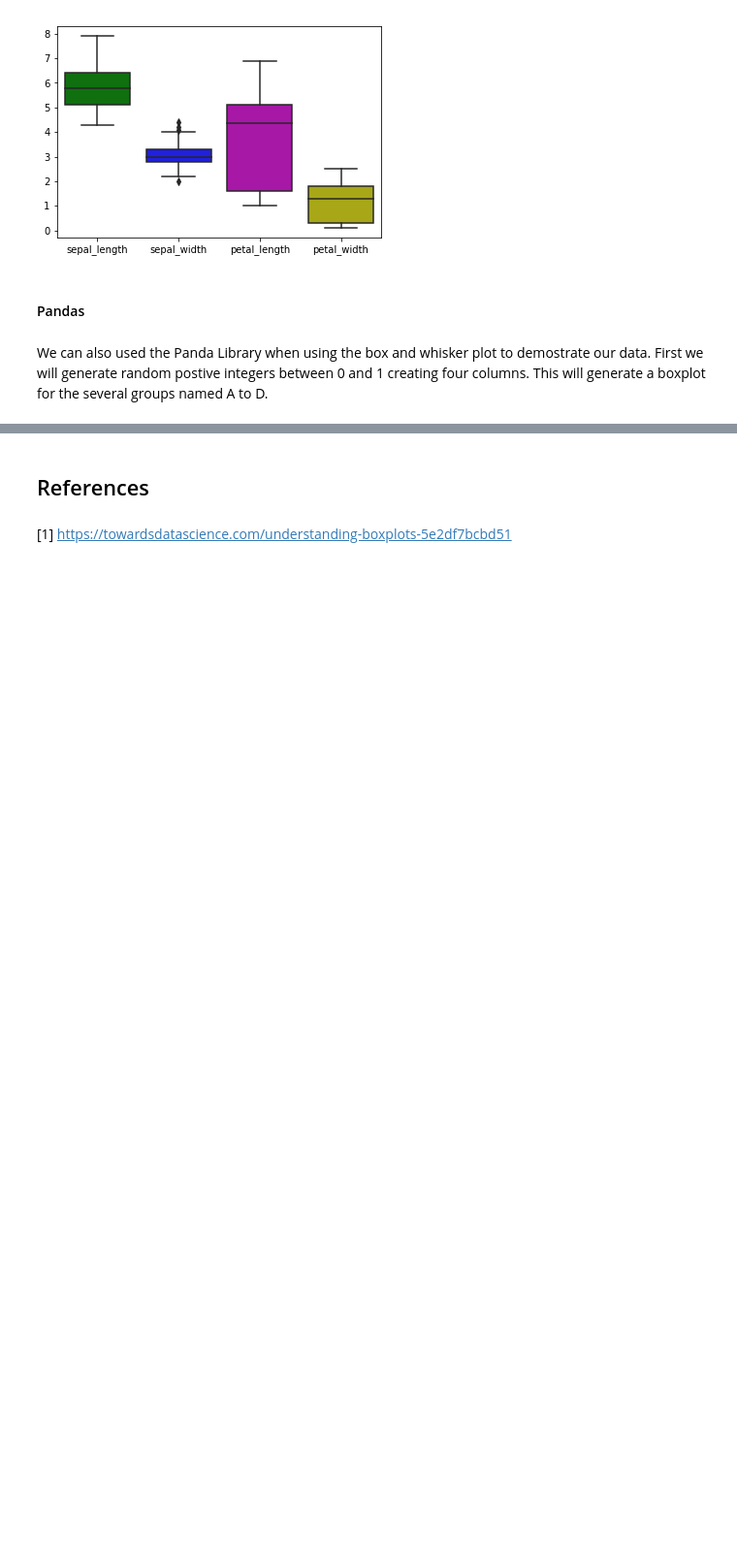
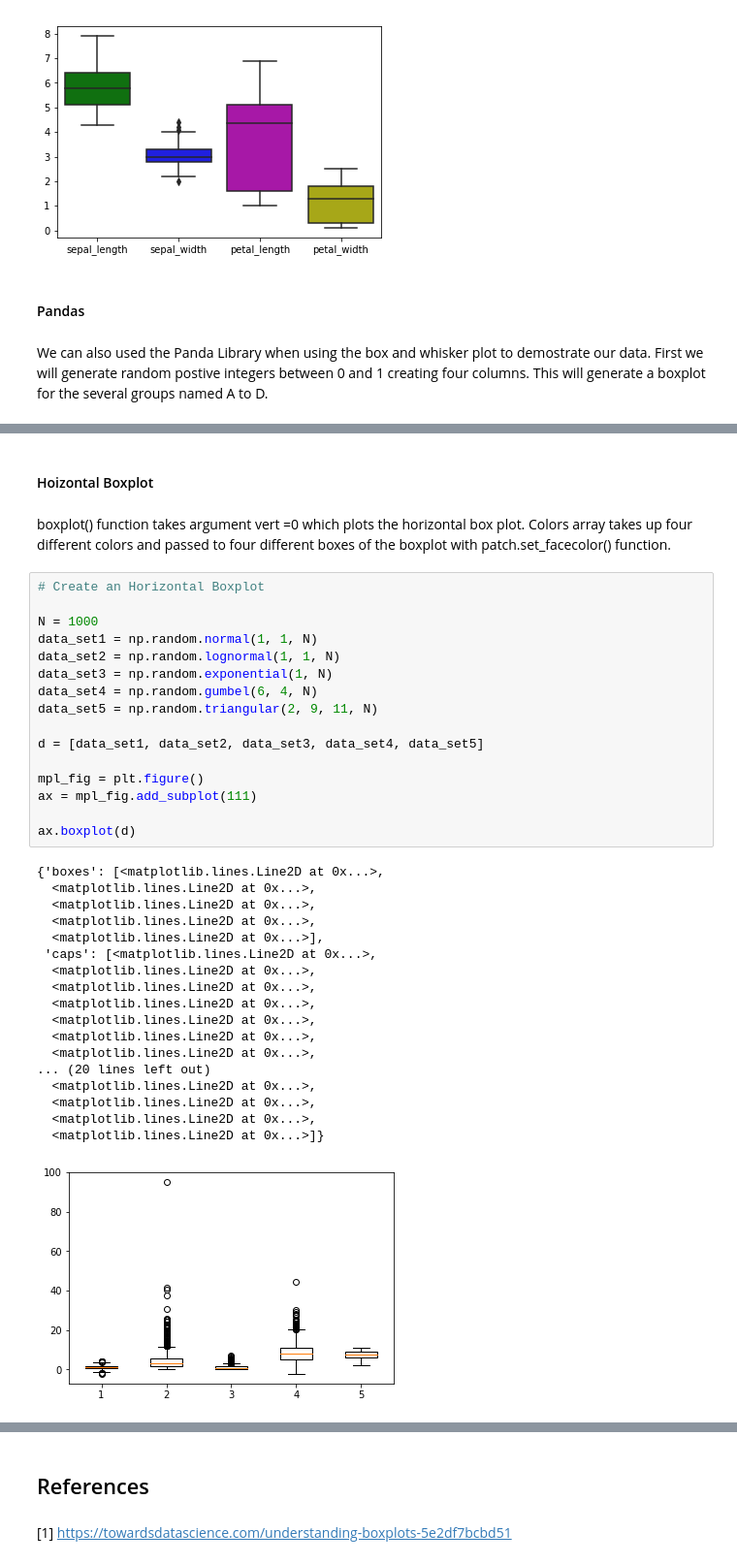
Before and after one commit to JohnADeady/Project-Fundamentals-of-DA, a Jupyter notebook: Boxplot Function.ipynb, the cells around one changed output, grey strips where cells are left out. Shown at 97% size. Saved outputs shown, nothing was run; the diff lists cells and outputs as text; blank space fills up the shorter version.

```diff
--- a/Boxplot Function.ipynb
+++ b/Boxplot Function.ipynb
@@ -134,0 +144,40 @@ Text(0,0.5,'Integers')
+# %% [markdown]
+#### Hoizontal Boxplot
+# %% [markdown]
+boxplot() function takes argument vert =0 which plots the horizontal box plot.
+Colors array takes up four different colors and passed to four different boxes of the boxplot with patch.set_facecolor() function.
+# %%
+# Create an Horizontal Boxplot
+
+N = 1000
+data_set1 = np.random.normal(1, 1, N)
+data_set2 = np.random.lognormal(1, 1, N)
+data_set3 = np.random.exponential(1, N)
+data_set4 = np.random.gumbel(6, 4, N)
+data_set5 = np.random.triangular(2, 9, 11, N)
+
+d = [data_set1, data_set2, data_set3, data_set4, data_set5]
+
+mpl_fig = plt.figure()
+ax = mpl_fig.add_subplot(111)
+
+ax.boxplot(d)
+# %% [output]
+{'boxes': [<matplotlib.lines.Line2D at 0x...>,
+  <matplotlib.lines.Line2D at 0x...>,
+  <matplotlib.lines.Line2D at 0x...>,
+  <matplotlib.lines.Line2D at 0x...>,
+  <matplotlib.lines.Line2D at 0x...>],
+ 'caps': [<matplotlib.lines.Line2D at 0x...>,
+  <matplotlib.lines.Line2D at 0x...>,
+  <matplotlib.lines.Line2D at 0x...>,
+  <matplotlib.lines.Line2D at 0x...>,
+  <matplotlib.lines.Line2D at 0x...>,
+  <matplotlib.lines.Line2D at 0x...>,
+  <matplotlib.lines.Line2D at 0x...>,
+... (20 lines left out)
+  <matplotlib.lines.Line2D at 0x...>,
+  <matplotlib.lines.Line2D at 0x...>,
+  <matplotlib.lines.Line2D at 0x...>,
+  <matplotlib.lines.Line2D at 0x...>]}
+[figure, added]
```
Also changed, not shown: parts of 8 cells of this notebook.
